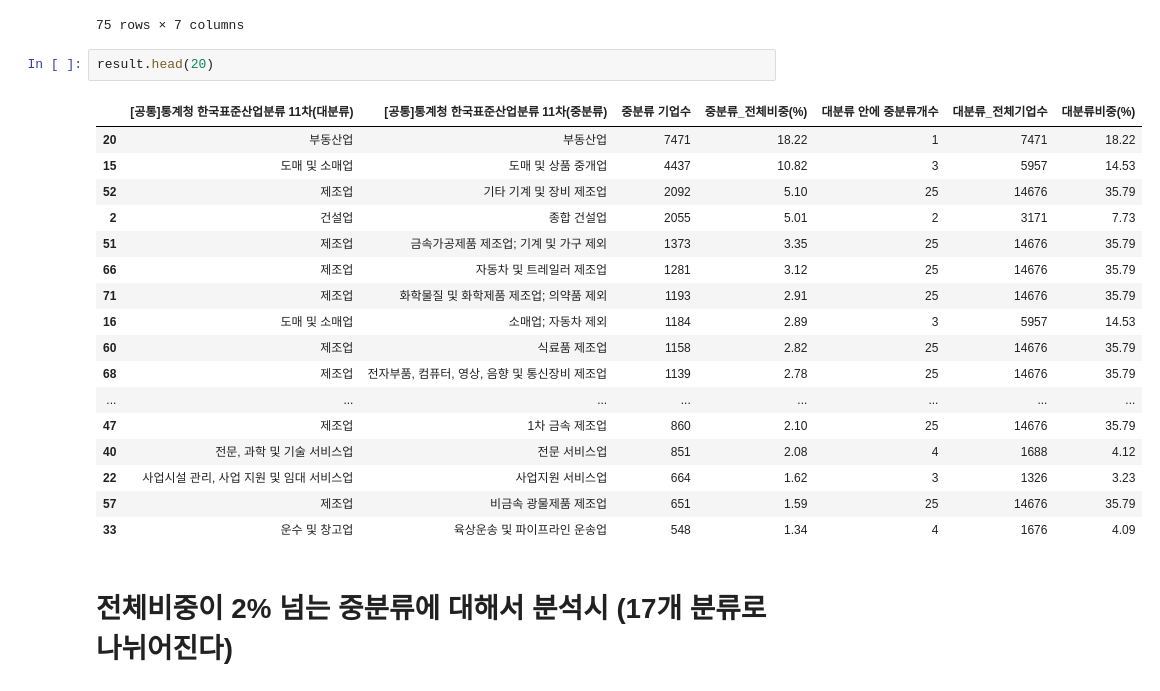
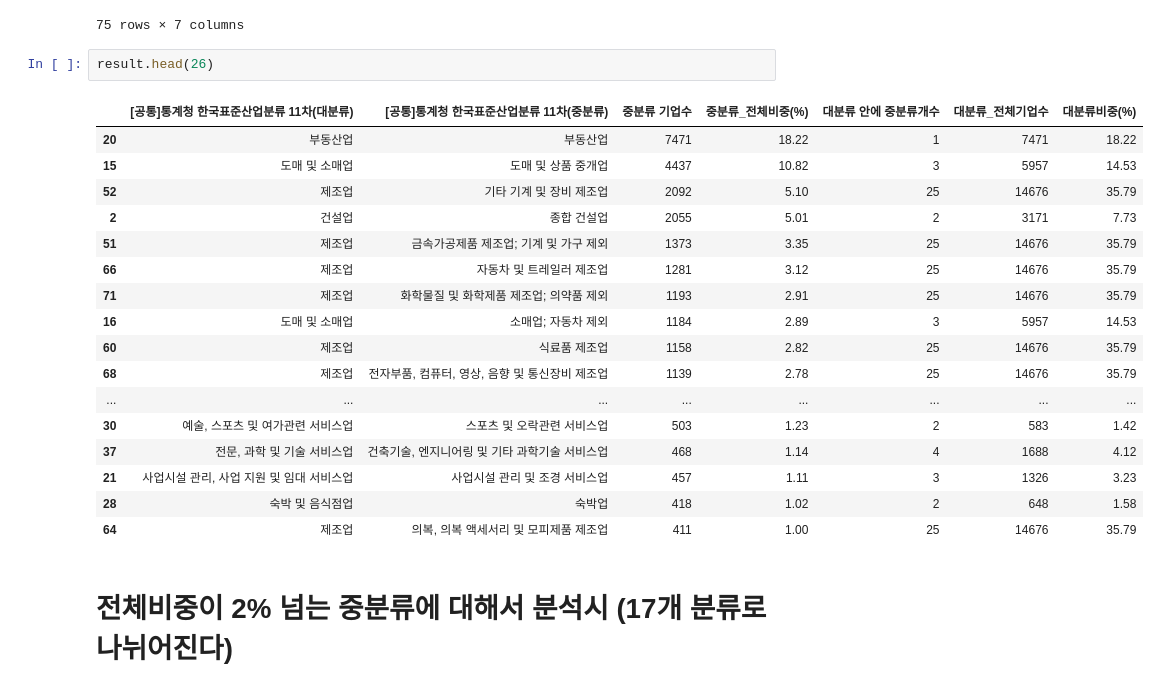
Before and after one commit to hyewonKo/corporate-bankruptcy, a Jupyter notebook: 데이터수집/test.ipynb, the cells around one changed output. Cells and saved outputs as stored; diff of their text form.

```diff
--- a/데이터수집/test.ipynb
+++ b/데이터수집/test.ipynb
@@ -215,25 +215,25 @@ result
 | 0 | 가구 내 고용활동 및 달리 분류되지 않은 자가 소비 생산활동 | 달리 분류되지 않은 자가소비를 위한 가구의 재화 및 서비스 ... | 1 | 0.00 | 1 | 1 | 0.00 |
 75 rows × 7 columns
 # %%
-result.head(20)
+result.head(26)
 # %% [output]
 |  | [공통]통계청 한국표준산업분류 11차(대분류) | [공통]통계청 한국표준산업분류 11차(중분류) | 중분류 기업수 | 중분류_전체비중(%) | 대분류 안에 중분류개수 | 대분류_전체기업수 | 대분류비중(%) |
 | 20 | 부동산업 | 부동산업 | 7471 | 18.22 | 1 | 7471 | 18.22 |
 | 15 | 도매 및 소매업 | 도매 및 상품 중개업 | 4437 | 10.82 | 3 | 5957 | 14.53 |
 | 52 | 제조업 | 기타 기계 및 장비 제조업 | 2092 | 5.10 | 25 | 14676 | 35.79 |
 | 2 | 건설업 | 종합 건설업 | 2055 | 5.01 | 2 | 3171 | 7.73 |
 | 51 | 제조업 | 금속가공제품 제조업; 기계 및 가구 제외 | 1373 | 3.35 | 25 | 14676 | 35.79 |
 | 66 | 제조업 | 자동차 및 트레일러 제조업 | 1281 | 3.12 | 25 | 14676 | 35.79 |
 | 71 | 제조업 | 화학물질 및 화학제품 제조업; 의약품 제외 | 1193 | 2.91 | 25 | 14676 | 35.79 |
 | 16 | 도매 및 소매업 | 소매업; 자동차 제외 | 1184 | 2.89 | 3 | 5957 | 14.53 |
 | 60 | 제조업 | 식료품 제조업 | 1158 | 2.82 | 25 | 14676 | 35.79 |
 | 68 | 제조업 | 전자부품, 컴퓨터, 영상, 음향 및 통신장비 제조업 | 1139 | 2.78 | 25 | 14676 | 35.79 |
 | ... | ... | ... | ... | ... | ... | ... | ... |
-| 47 | 제조업 | 1차 금속 제조업 | 860 | 2.10 | 25 | 14676 | 35.79 |
-| 40 | 전문, 과학 및 기술 서비스업 | 전문 서비스업 | 851 | 2.08 | 4 | 1688 | 4.12 |
-| 22 | 사업시설 관리, 사업 지원 및 임대 서비스업 | 사업지원 서비스업 | 664 | 1.62 | 3 | 1326 | 3.23 |
-| 57 | 제조업 | 비금속 광물제품 제조업 | 651 | 1.59 | 25 | 14676 | 35.79 |
-| 33 | 운수 및 창고업 | 육상운송 및 파이프라인 운송업 | 548 | 1.34 | 4 | 1676 | 4.09 |
+| 30 | 예술, 스포츠 및 여가관련 서비스업 | 스포츠 및 오락관련 서비스업 | 503 | 1.23 | 2 | 583 | 1.42 |
+| 37 | 전문, 과학 및 기술 서비스업 | 건축기술, 엔지니어링 및 기타 과학기술 서비스업 | 468 | 1.14 | 4 | 1688 | 4.12 |
+| 21 | 사업시설 관리, 사업 지원 및 임대 서비스업 | 사업시설 관리 및 조경 서비스업 | 457 | 1.11 | 3 | 1326 | 3.23 |
+| 28 | 숙박 및 음식점업 | 숙박업 | 418 | 1.02 | 2 | 648 | 1.58 |
+| 64 | 제조업 | 의복, 의복 액세서리 및 모피제품 제조업 | 411 | 1.00 | 25 | 14676 | 35.79 |
 # %% [markdown]
 # 전체비중이 2% 넘는 중분류에 대해서 분석시 (17개 분류로 나뉘어진다)
 # %%
```
Also changed, not shown: parts of 3 cells of this notebook, 23 other files.
